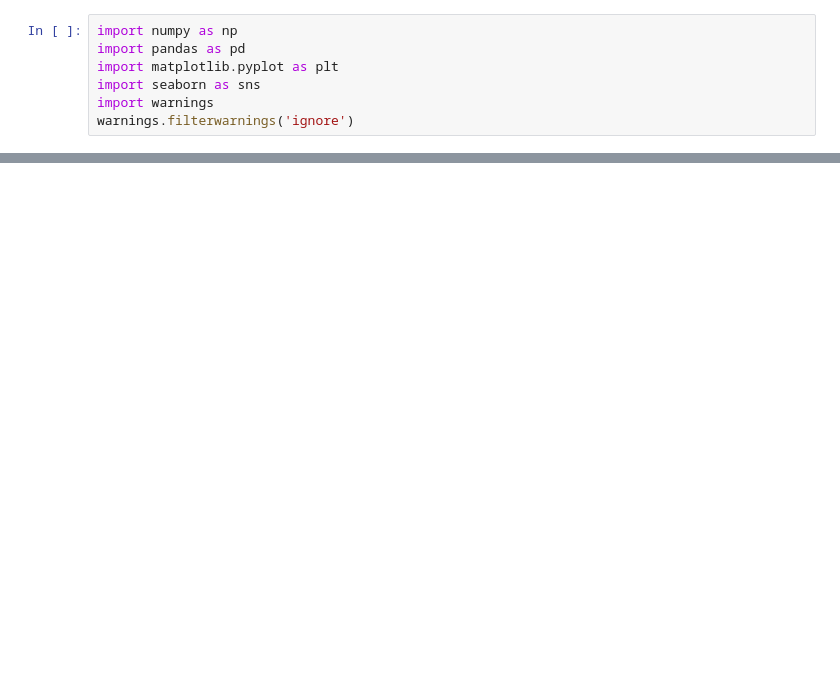
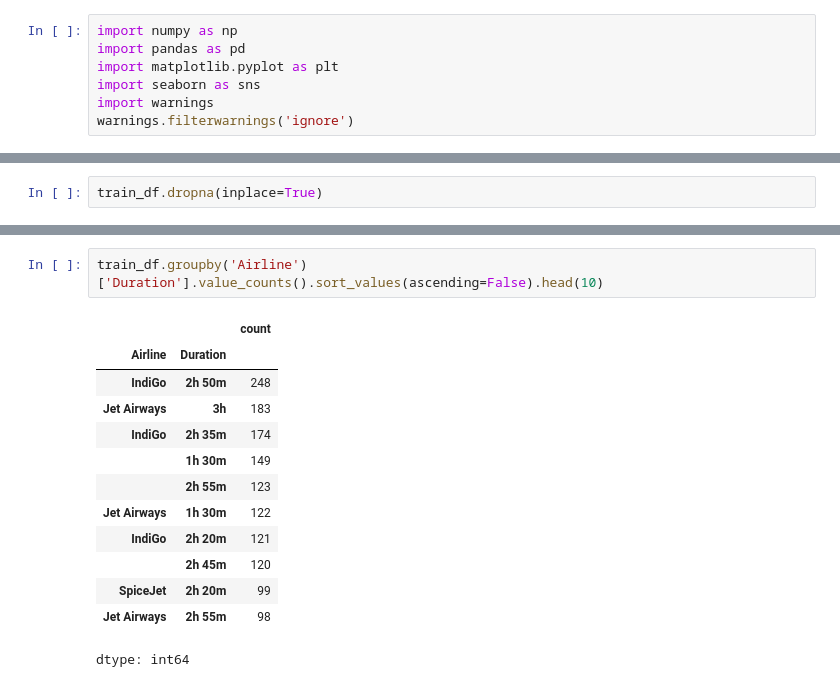
Before and after one commit to vinodvicki/Flight-Flare-predictions-, a Jupyter notebook: Untitled6.ipynb, the cells around one changed output, grey strips where cells are left out. Drawn from its saved outputs; the diff is of its cells as text; blank space fills up the shorter version.

```diff
--- a/Untitled6.ipynb
+++ b/Untitled6.ipynb
@@ -25,0 +68,2 @@ pd.read_excel('/content/Data_Train.xlsx')
+# %%
+train_df.dropna(inplace=True)
@@ -25,0 +122,16 @@ pd.read_excel('/content/Data_Train.xlsx')
+# %%
+train_df.groupby('Airline')['Duration'].value_counts().sort_values(ascending=False).head(10)
+# %% [output]
+|  |  | count |
+| Airline | Duration |  |
+| IndiGo | 2h 50m | 248 |
+| Jet Airways | 3h | 183 |
+| IndiGo | 2h 35m | 174 |
+|  | 1h 30m | 149 |
+|  | 2h 55m | 123 |
+| Jet Airways | 1h 30m | 122 |
+| IndiGo | 2h 20m | 121 |
+|  | 2h 45m | 120 |
+| SpiceJet | 2h 20m | 99 |
+| Jet Airways | 2h 55m | 98 |
+dtype: int64
```
Also changed, not shown: parts of 15 cells of this notebook.
